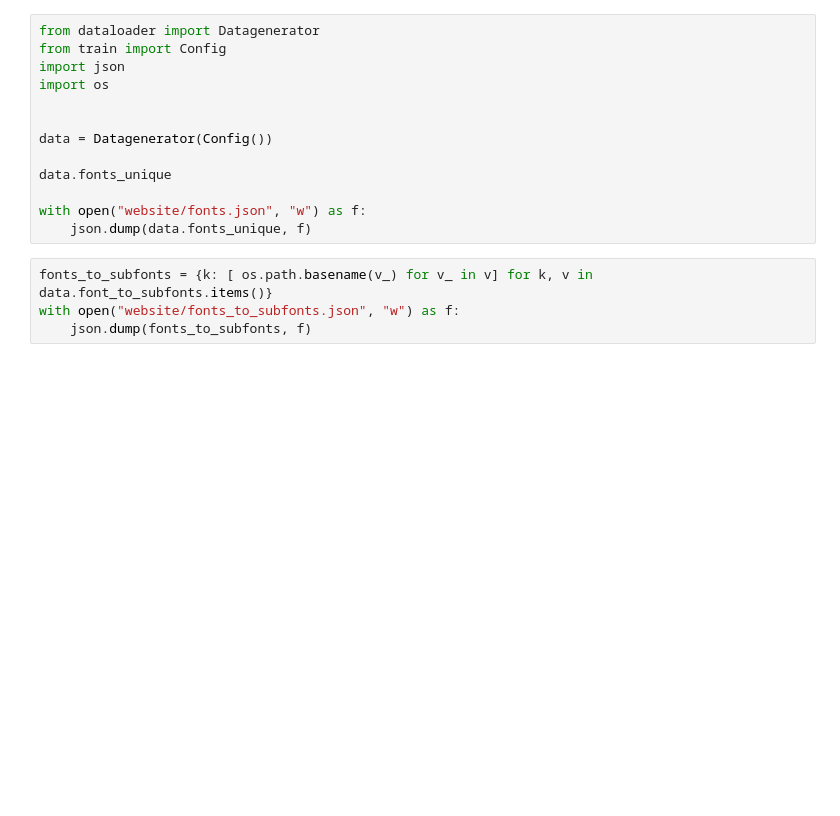
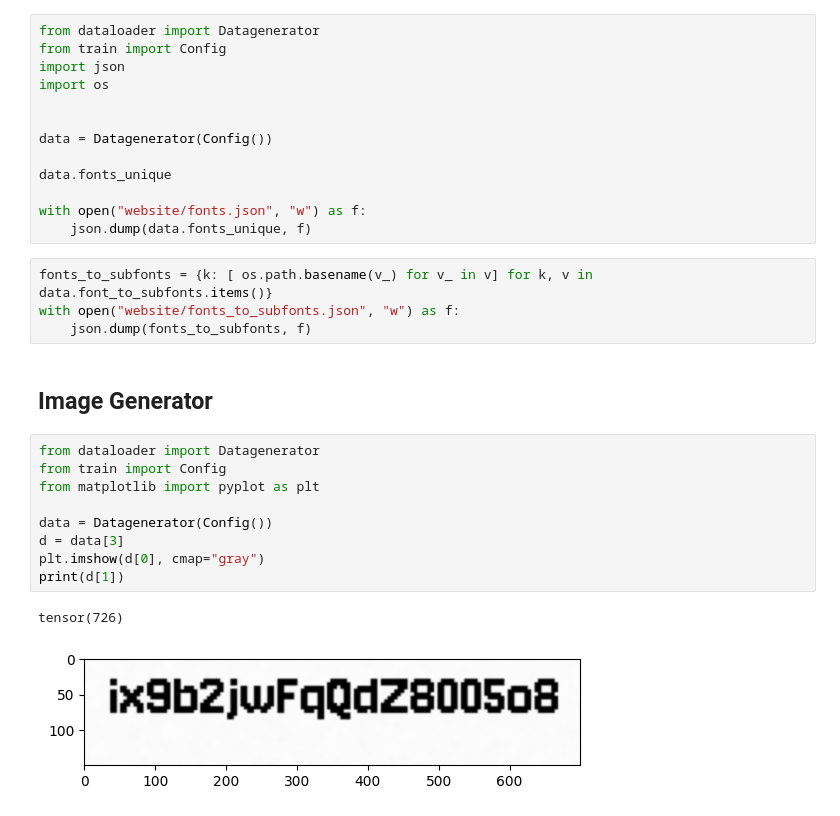
Before and after one commit to steilgedacht/cantaffordthatfont, a Jupyter notebook: tmp.ipynb, the cells around one changed output. Drawn from its saved outputs; the diff is of its cells as text; blank space fills up the shorter version.

```diff
--- a/tmp.ipynb
+++ b/tmp.ipynb
@@ -78,3 +78,17 @@ with open("website/fonts.json", "w") as f:
 fonts_to_subfonts = {k: [ os.path.basename(v_) for v_ in v] for k, v in data.font_to_subfonts.items()}
 with open("website/fonts_to_subfonts.json", "w") as f:
     json.dump(fonts_to_subfonts, f)
+# %% [markdown]
+## Image Generator
+# %%
+from dataloader import Datagenerator
+from train import Config
+from matplotlib import pyplot as plt
+
+data = Datagenerator(Config())
+d = data[3]
+plt.imshow(d[0], cmap="gray")
+print(d[1])
+# %% [output]
+tensor(726)
+[figure, added]
```
Also changed, not shown: 3 other files.
